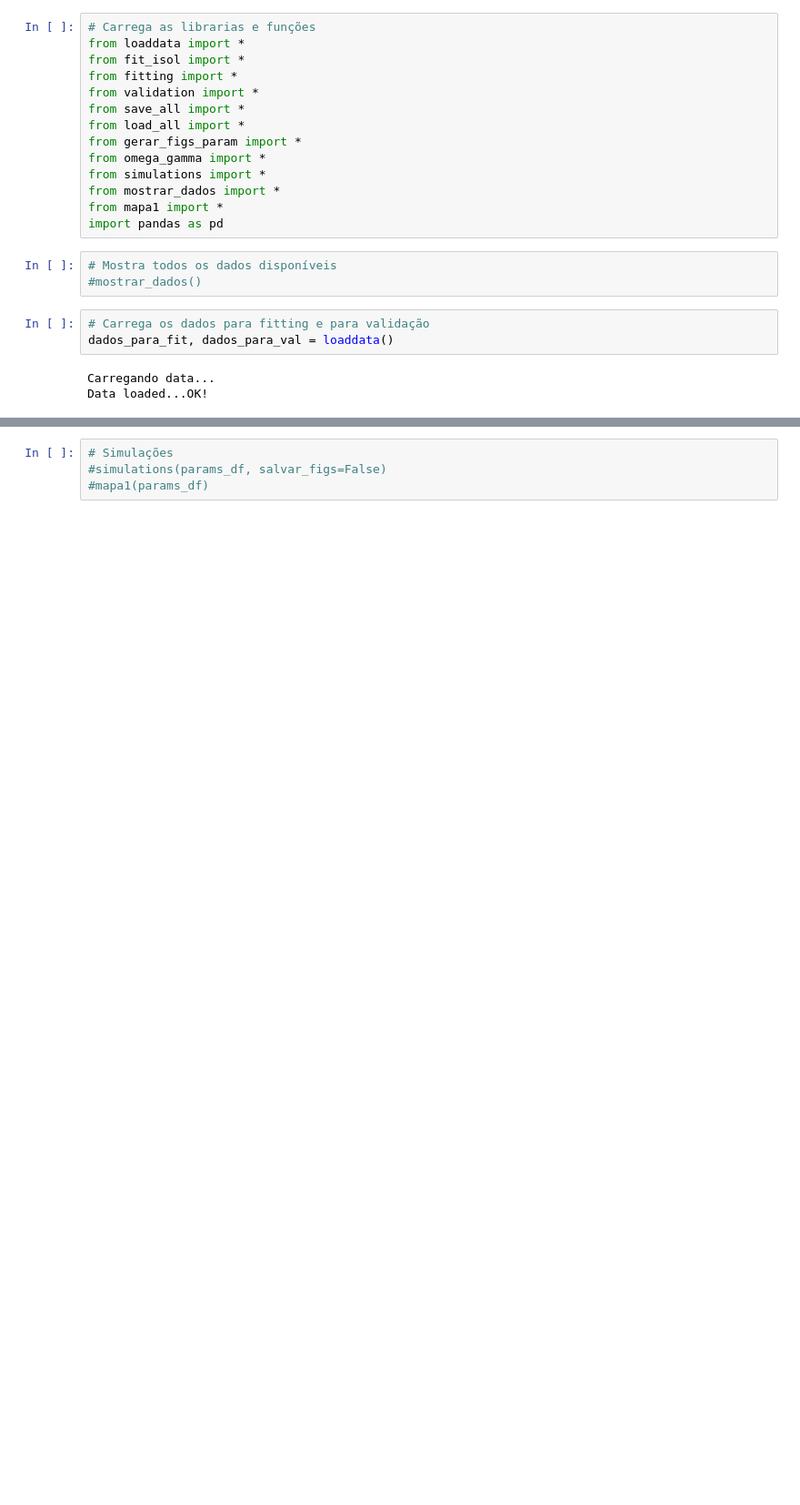
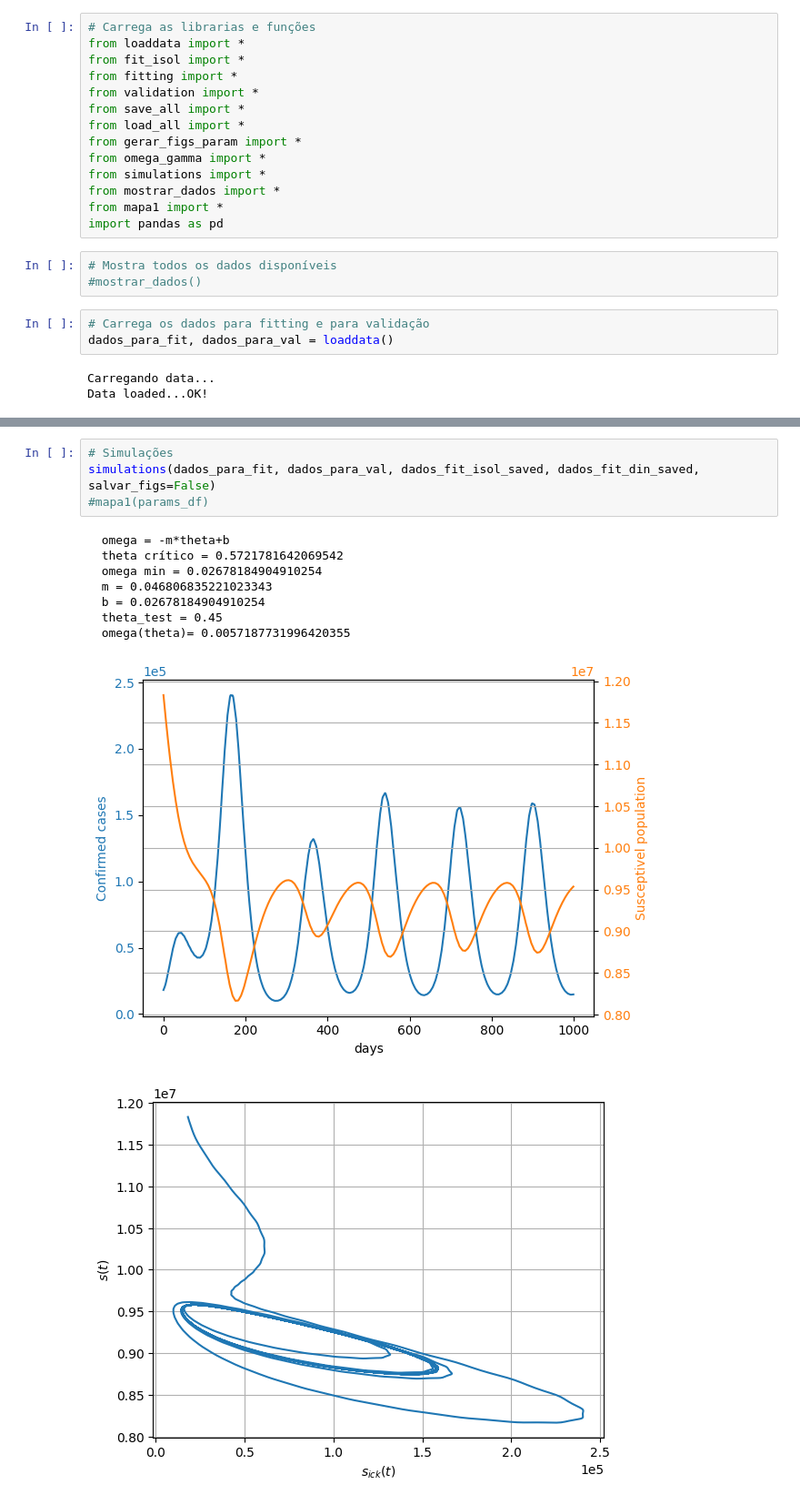
Before and after one commit to dferruzzo/Covid-19-version2, a Jupyter notebook: main.ipynb, the cells around one changed output, grey strips where cells are left out. Shown: that part at 91% size. Cells and saved outputs as stored; diff of their text form; blank space fills up the shorter version.

```diff
--- a/main.ipynb
+++ b/main.ipynb
@@ -118,5 +67,15 @@ gerar_figs_param(dados_para_fit, dados_para_val, dados_fit_isol_saved, dados_fit
 [figure]
 # %%
 # Simulações
-#simulations(params_df, salvar_figs=False)
+simulations(dados_para_fit, dados_para_val, dados_fit_isol_saved, dados_fit_din_saved, salvar_figs=False)
 #mapa1(params_df)
+# %% [output]
+  omega = -m*theta+b
+  theta crítico = 0.5721781642069542
+  omega min = 0.02678184904910254
+  m = 0.046806835221023343
+  b = 0.02678184904910254
+  theta_test = 0.45
+  omega(theta)= 0.0057187731996420355
+[figure, added]
+[figure, added]
```
Also changed, not shown: parts of 7 cells of this notebook, 10 other files.
